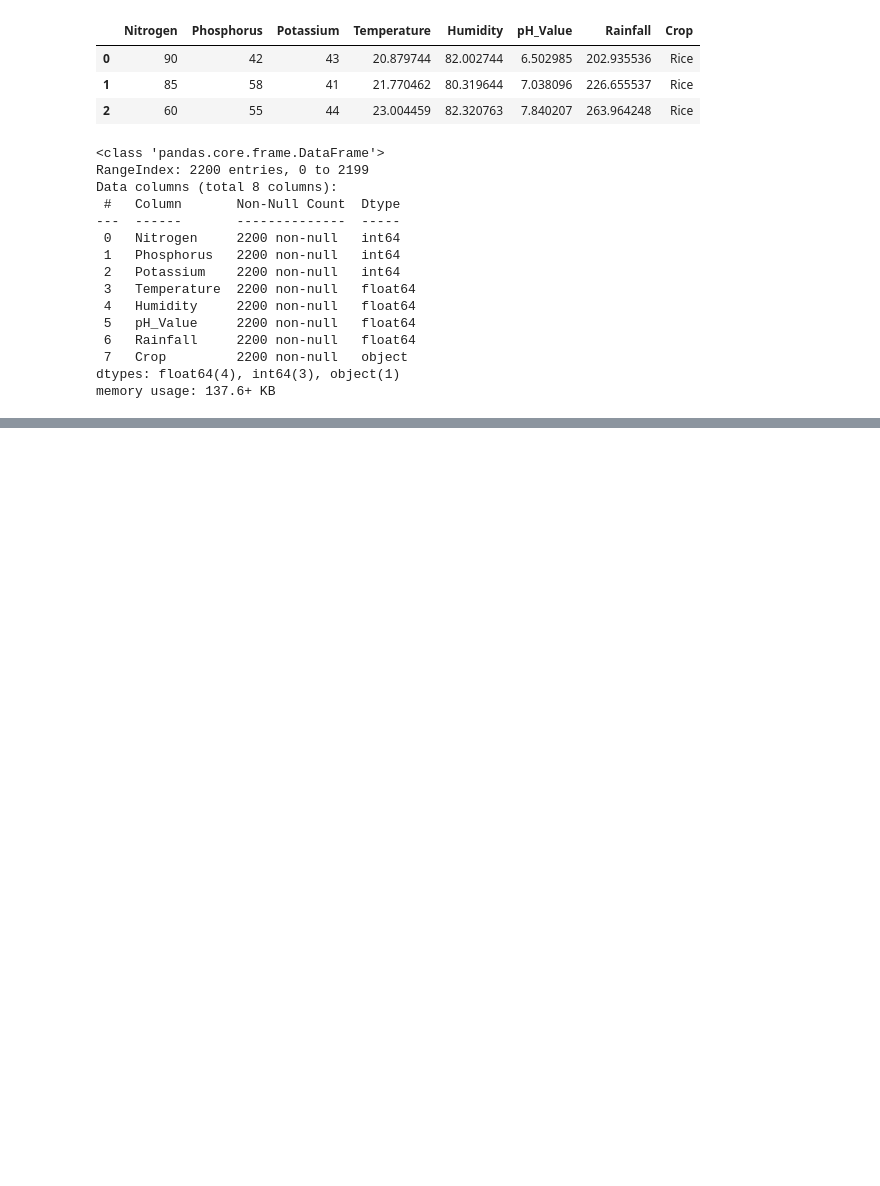
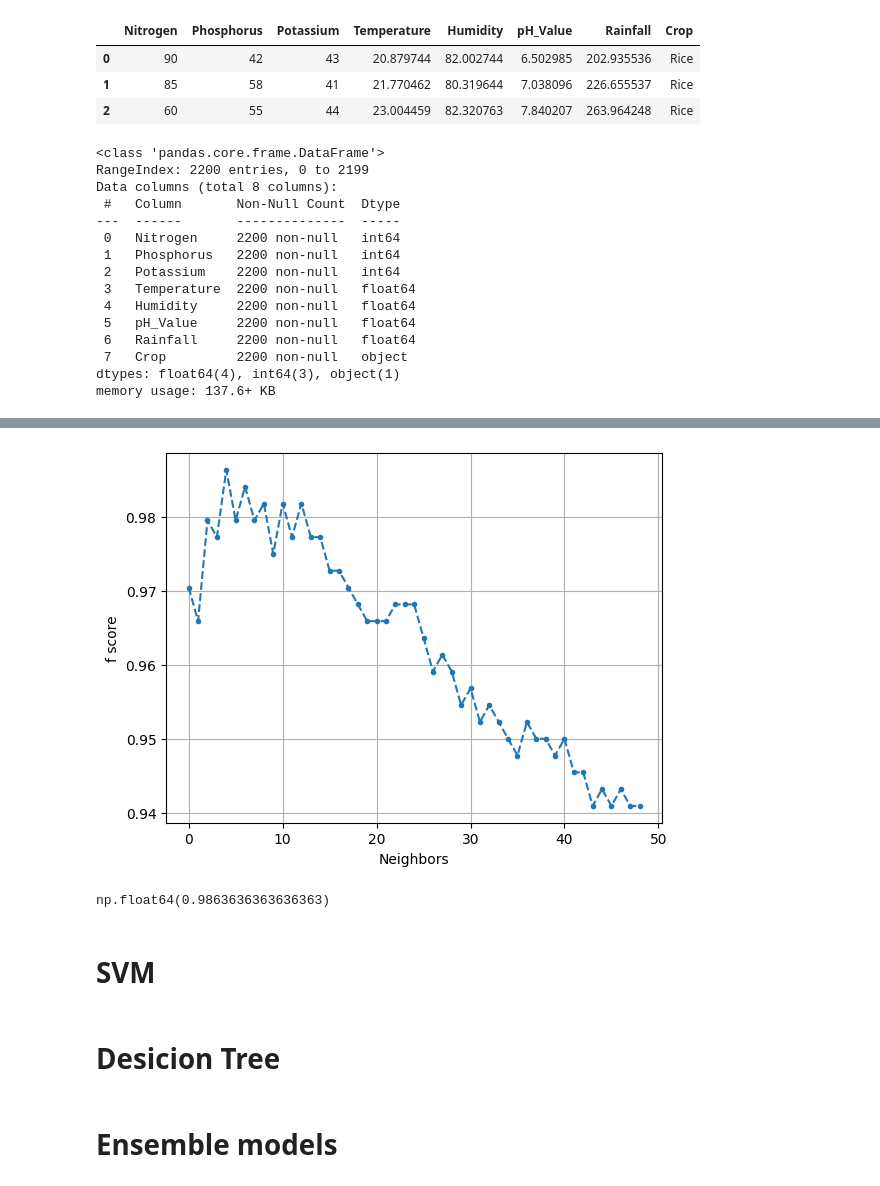
Before and after one commit to galois1915/IBM-Machine-Learning, a Jupyter notebook: Supervised-Classification/tkinter_application/models/classification-project.ipynb, the cells around one changed output, grey strips where cells are left out. Cells and saved outputs as stored; diff of their text form; code cells hidden in the pictures; blank space fills up the shorter version.

```diff
--- a/Supervised-Classification/tkinter_application/models/classification-project.ipynb
+++ b/Supervised-Classification/tkinter_application/models/classification-project.ipynb
@@ -68,0 +116,21 @@ plt.show()
+# %%
+max_k = 50
+f1_scores = []
+# %%
+for i in range(1,max_k):
+    knn = KNeighborsClassifier( n_neighbors=i )
+    knn.fit(X_train, Y_train)
+    pred = knn.predict(X_test)
+
+    f1_scores.append( fbeta_score(Y_test, pred, beta=1, average='micro') )
+# %%
+plt.plot(f1_scores, "--.")
+plt.ylabel("f score")
+plt.xlabel('Neighbors')
+plt.grid()
+# %% [output]
+[figure, added]
+# %%
+max(f1_scores)
+# %% [output]
+np.float64(0.9863636363636363)
@@ -68,0 +139,6 @@ plt.show()
+# %% [markdown]
+# SVM
+# %% [markdown]
+# Desicion Tree
+# %% [markdown]
+# Ensemble models
```
Also changed, not shown: parts of 22 cells of this notebook, 2 other files.
